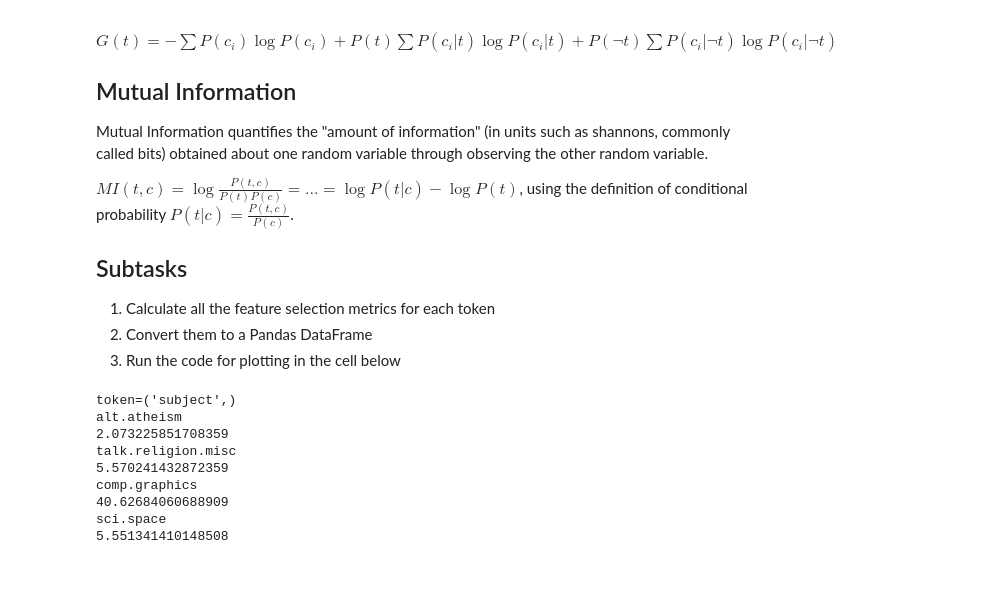
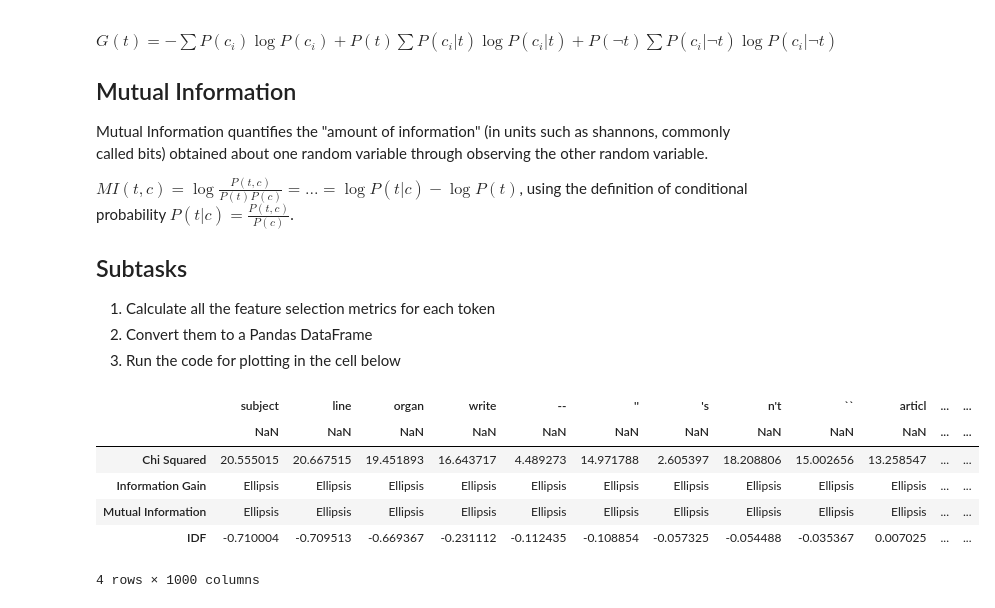
Before and after one commit to SimeonHristov99/Text_Mining, a Jupyter notebook: hw1/hw01_Feature_Selection.ipynb, the cells around one changed output. Cells and saved outputs as stored; diff of their text form; code cells hidden in the pictures; blank space fills up the shorter version.

Commit message:
Finish `chisq_avg`.

```diff
--- a/hw1/hw01_Feature_Selection.ipynb
+++ b/hw1/hw01_Feature_Selection.ipynb
@@ -238,6 +238,8 @@ else:
     # Create a TfIdf object that includes examples from all the classes
     tfidfs["all"] = TfIdf()
     tfidfs["all"].fit(datas[-1])
+
+categories_data_map = dict(zip(categories, datas))
 # %% [output]
 Downloading data ...
 # %% [markdown]
@@ -350,50 +352,57 @@ def calc_chisq_per_category(w_stats_category: dict) -> float:
 
 
 def calc_chisq(w_stats, token):
+    # $\chi^2_{avg}(t) = \sum{P(c_i) * \chi^2(c, t)}$
+    chi_avg = 0
+
     # Do the test per category
-    print(f'{token=}')
     for category in w_stats:
-        print(category)
-        print(calc_chisq_per_category(w_stats[category]))
-        # break
+        # number of documents from category c with token `t`
+        num_docs_c = len(categories_data_map.get(category, None))
 
-    # then normalize by the probability of the category
-    chi_sq = 42
-    return chi_sq
+        # total number documents
+        num_docs_all = sum([len(data) for cat, data in categories_data_map.items() if cat != category])
+
+        # empirical probability
+        prob_category = num_docs_c / num_docs_all
+
+        # normalize by the probability of the category
+        chi_avg += prob_category * calc_chisq_per_category(w_stats[category])
+
+    return chi_avg
 
 
 def calc_infogain(w_stats):
     g_t = ...
     return g_t
 
 
 def calc_mutualinformation(w_stats):
     mi_t = ...
 
     return mi_t
 
 
 feature_selection = {}
-for w, idx in tfidfs["all"].reverse_vocab.items():
+pbar = tqdm(tfidfs["all"].reverse_vocab.items())
+for w, idx in pbar:
     w_stats = get_word_stats(tfidfs, categories, w)
     # Goal is to check whether the token is relevant for the category
     # using various statistical methods
     feature_selection[w] = {
         "Chi Squared": calc_chisq(w_stats, w),
         "Information Gain":  calc_infogain(w_stats),
         "Mutual Information": calc_mutualinformation(w_stats),
         "IDF": tfidfs["all"].idf[idx]
     }
-    break
 
 feature_selection_df = pd.DataFrame.from_dict(feature_selection)
+feature_selection_df
 # %% [output]
+|  | subject | line | organ | write | -- | '' | 's | n't | `` | articl | ... | ... |
+|  | NaN | NaN | NaN | NaN | NaN | NaN | NaN | NaN | NaN | NaN | ... | ... |
+| Chi Squared | 20.555015 | 20.667515 | 19.451893 | 16.643717 | 4.489273 | 14.971788 | 2.605397 | 18.208806 | 15.002656 | 13.258547 | ... | ... |
+| Information Gain | Ellipsis | Ellipsis | Ellipsis | Ellipsis | Ellipsis | Ellipsis | Ellipsis | Ellipsis | Ellipsis | Ellipsis | ... | ... |
+| Mutual Information | Ellipsis | Ellipsis | Ellipsis | Ellipsis | Ellipsis | Ellipsis | Ellipsis | Ellipsis | Ellipsis | Ellipsis | ... | ... |
+| IDF | -0.710004 | -0.709513 | -0.669367 | -0.231112 | -0.112435 | -0.108854 | -0.057325 | -0.054488 | -0.035367 | 0.007025 | ... | ... |
-token=('subject',)
-alt.atheism
-2.073225851708359
-talk.religion.misc
-5.570241432872359
-comp.graphics
-40.62684060688909
-sci.space
-5.551341410148508
+4 rows × 1000 columns
```
Also changed, not shown: parts of 3 cells of this notebook, 1 other file.
